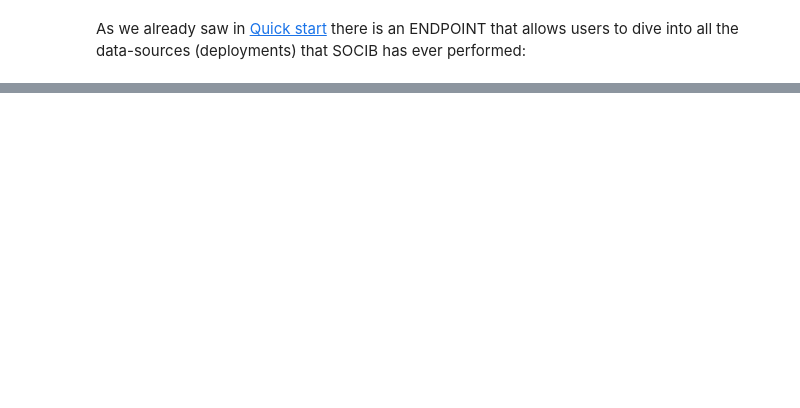
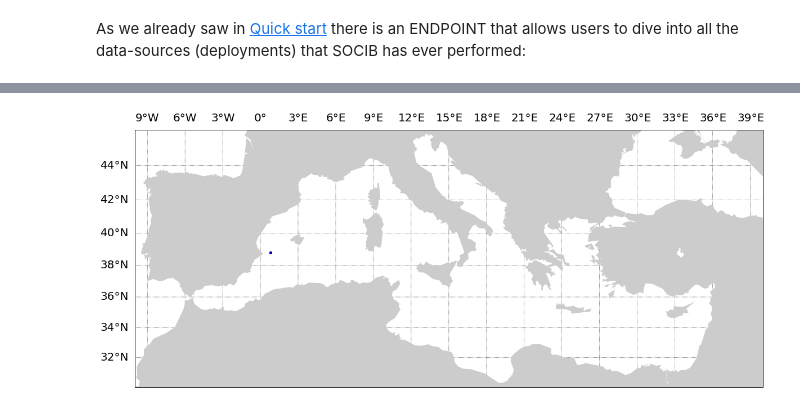
Before and after one commit to pazrg/SOCIB_API, a Jupyter notebook: data_sources/what_is_a_data_source.ipynb, the cells around one changed output, grey strips where cells are left out. Cells and saved outputs as stored; diff of their text form; code cells hidden in the pictures; blank space fills up the shorter version.

Commit message:
data-source examples enhacement

```diff
--- a/data_sources/what_is_a_data_source.ipynb
+++ b/data_sources/what_is_a_data_source.ipynb
@@ -163,18 +44,0 @@ Let's see how many netCDFs produced the present deployment and the available ser
-# %%
-entries = targeted_deployment['entries']
-print('Deployment number %s produced %s netCDFs'%(random,len(entries)))
-for netCDF in entries:
-    values = []
-    indexes = []
-    for key in netCDF.keys():
-        indexes.append(key)
-        if key == 'services' or key == 'viewers':
-            val = ''
-            for item in netCDF[key].keys():
-                val = val+'<a href="'+netCDF[key][item]['url']+'" target="_blank">'+netCDF[key][item]['url']+'</a> ('+item+')<br>'
-            values.append(val)
-        else:
-            values.append(netCDF[key])
-
-    df = pd.DataFrame(values, index=indexes, columns=[netCDF['services']['http_file']['url'].split('/')[len(netCDF['services']['http_file']['url'].split('/'))-1]])
-    display(df.style)
@@ -203,0 +61,7 @@ Deployment number 520 produced 2 netCDFs
+# %%
+end_point = '/data-sources/?page=10'
+request = requests.get('%s%s' % (api_url, end_point), headers=headers)
+response = json.loads(request.text)
+print('Requested url: '+'%s%s' % (api_url, end_point))
+print('Next url: '+response['next'])
+print('Previous url: '+response['previous'])
@@ -203,0 +75,4 @@ Deployment number 520 produced 2 netCDFs
+# %%
+targeted_deployment = response['results'][5]#i.e deployment/data-source number 0 of the above page
+metadata = {k:v for k, v in targeted_deployment.items() if k != 'entries'} #skipping the deployment data for later
+HTML(json2html.convert(json=metadata))
@@ -203,0 +95,18 @@ Deployment number 520 produced 2 netCDFs
+# %%
+fig = plt.figure(figsize=(20,16))
+m = Basemap(projection='merc', llcrnrlat=30., urcrnrlat=46.,llcrnrlon=-10, urcrnrlon=40., lat_ts=38., resolution='l')
+m.fillcontinents(zorder=2)
+m.drawparallels(np.arange(-90.,91.,2.), labels=[1,0,0,0], linewidth=0.5, zorder=1, fontsize=20)
+m.drawmeridians(np.arange(-180.,181.,3.), labels=[0,0,1,0], linewidth=0.5, zorder=1, fontsize=20)
+lats = [item[1] for item in targeted_deployment['coverage_bounding_box']['coordinates'][0]]
+lons = [item[0] for item in targeted_deployment['coverage_bounding_box']['coordinates'][0]]
+x,y = m( lons, lats )
+if all(targeted_deployment['coverage_bounding_box']['coordinates'][0][0] == item for item in targeted_deployment['coverage_bounding_box']['coordinates'][0]):
+    m.plot(x, y, 'bo', markersize=4)
+else:
+    #mobile platforms
+    xy = zip(x,y)
+    poly = Polygon( xy, facecolor='white', edgecolor='blue', alpha=0.4, linewidth=2,zorder=3)
+    plt.gca().add_patch(poly)
+# %% [output]
+[figure, added]
```
Also changed, not shown: parts of 57 cells of this notebook, 12 other files.
